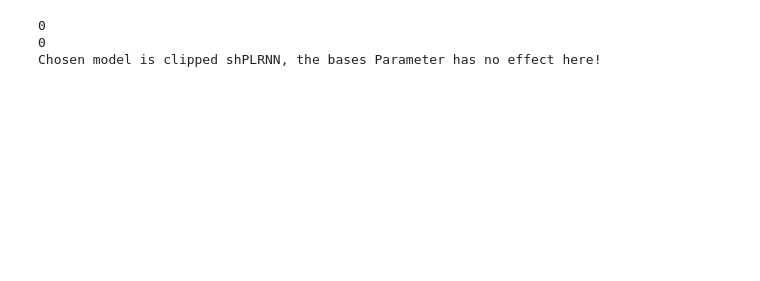
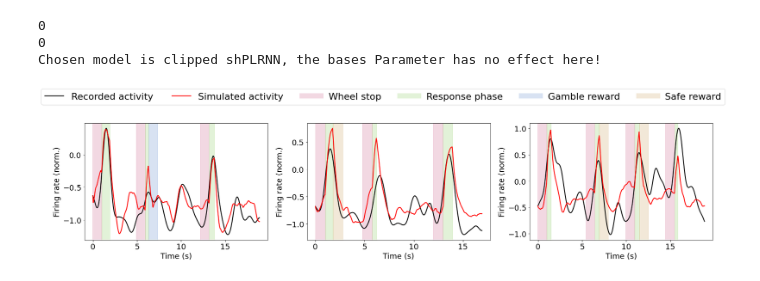
Before and after one commit to Cestarellasmartin/PLRNN, a Jupyter notebook: Paper_Figures/Figure_5/Test_model.ipynb, the cells around one changed output. Drawn from its saved outputs; the diff is of its cells as text; code cells hidden in the pictures; blank space fills up the shorter version.

```diff
--- a/Paper_Figures/Figure_5/Test_model.ipynb
+++ b/Paper_Figures/Figure_5/Test_model.ipynb
@@ -178 +246,74 @@ NoRespondingTrials = np.where(BehData[:,10]==1)[0]
+# %%
+
+################################ Parameters to modify ################################
+# Selection of data
+eneu = 36                                                       # Selection of neuron
+# Plot properties
+# colors
+c_recorded_activity = 'black'                                   # Color for line: Recorded Activity
+c_simulated_activity = 'red'                                    # Color for line: Simulated Activity
+c_stop = '#C13E71'                                              # Color for area: Wheel stop phase
+c_cue = '#71C13E'                                               # Color for area: Response phase
+c_gamble = '#3E71C1'                                            # Color for area: Gamble reward
+c_safe = '#C18E3E'                                              # Color for area: Safe reward
+alpha_value = 0.2                                               # Transparency level for sections of the trial (stop wheel, cue, reward g/s)
+#####################################################################################
+
+# Create subplots
+plt.rcParams['font.size'] = 18
+fig, axs = plt.subplots(1, 3, figsize=(22, 5))
+for ax,it in zip(axs,range(3)):
+    # Creating x vector. (Time)
+    vec_length = test_n[it].shape[0]
+    temp_vec = np.linspace(0,vec_length,vec_length)*0.02
+
+    # Creating the areas for each trial
+    #Wheel Stop
+    #Sections Cue
+    ini_stop = np.where(np.diff(test_i[it][:,0])==1.)[0]-50
+    end_stop = np.where(np.diff(test_i[it][:,0])==1.)[0]
+    stop_sections = [(ini_stop[i]*0.02,end_stop[i]*0.02) for i in range(len(ini_stop))]
+    #Sections Cue
+    ini_cue = np.where(np.diff(test_i[it][:,0])==1.)[0]+1
+    end_cue = np.where(np.diff(test_i[it][:,0])==-1.)[0]+1
+    cue_sections = [(ini_cue[i]*0.02,end_cue[i]*0.02) for i in range(len(ini_cue))]
+    #Sections Reward Gamble
+    ini_grew = np.where(np.diff(test_i[it][:,1])==4.)[0]+1
+    end_grew = np.where(np.diff(test_i[it][:,1])==-4.)[0]+1+25
+    grew_sections = [(ini_grew[i]*0.02,end_grew[i]*0.02) for i in range(len(ini_grew))]
+    #Sections Reward Safe
+    ini_srew = np.where(np.diff(test_i[it][:,2])==1.)[0]+1
+    end_srew = np.where(np.diff(test_i[it][:,2])==-1.)[0]+1+25
+    srew_sections = [(ini_srew[i]*0.02,end_srew[i]*0.02) for i in range(len(ini_srew))]
+
+    # Ploting the data for each concatenated trial
+    ax.plot(temp_vec,test_n[it][:,eneu],color=c_recorded_activity, lw = 2,label="Recorded activity")
+    ax.plot(temp_vec,ModelT[it][:,eneu],color=c_simulated_activity, lw = 2,label="Simulated activity")
+    for section in stop_sections:
+        start, end = section
+        ax.add_patch(Rectangle((start, ax.get_ylim()[0]), end - start, ax.get_ylim()[1]-ax.get_ylim()[0], color=c_stop, alpha=alpha_value))
+    for section in cue_sections:
+        start, end = section
+        ax.add_patch(Rectangle((start, ax.get_ylim()[0]), end - start, ax.get_ylim()[1]-ax.get_ylim()[0], color=c_cue, alpha=alpha_value))
+    for section in grew_sections:
+        start, end = section
+        ax.add_patch(Rectangle((start, ax.get_ylim()[0]), end - start, ax.get_ylim()[1]-ax.get_ylim()[0], color=c_gamble, alpha=alpha_value))
+    for section in srew_sections:
+        start, end = section
+        ax.add_patch(Rectangle((start, ax.get_ylim()[0]), end - start, ax.get_ylim()[1]-ax.get_ylim()[0], color=c_safe, alpha=alpha_value))
+    ax.set_xlabel("Time (s)")
+    ax.set_ylabel("Firing rate (norm.)")
+# Add legend outside the subplots
+handles, labels = axs[0].get_legend_handles_labels()
+rect_handles = [
+    Line2D([0], [0], color=c_stop, alpha=alpha_value, lw=12, label='Stop'),
+    Line2D([0], [0], color=c_cue, alpha=alpha_value, lw=12, label='Cue'),
+    Line2D([0], [0], color=c_gamble, alpha=alpha_value, lw=12, label='Grew'),
+    Line2D([0], [0], color=c_safe, alpha=alpha_value, lw=12, label='Srew')
+]
+fig.legend(handles=handles + rect_handles, labels=labels + ['Wheel stop','Response phase','Gamble reward','Safe reward'],
+           loc='upper center', bbox_to_anchor=(0.5, 1.2), ncol=6, fontsize = 22)
+plt.tight_layout()
+# %% [output]
+[figure, added]
 # %%
```
Also changed, not shown: parts of 10 cells of this notebook, 1 other file.
